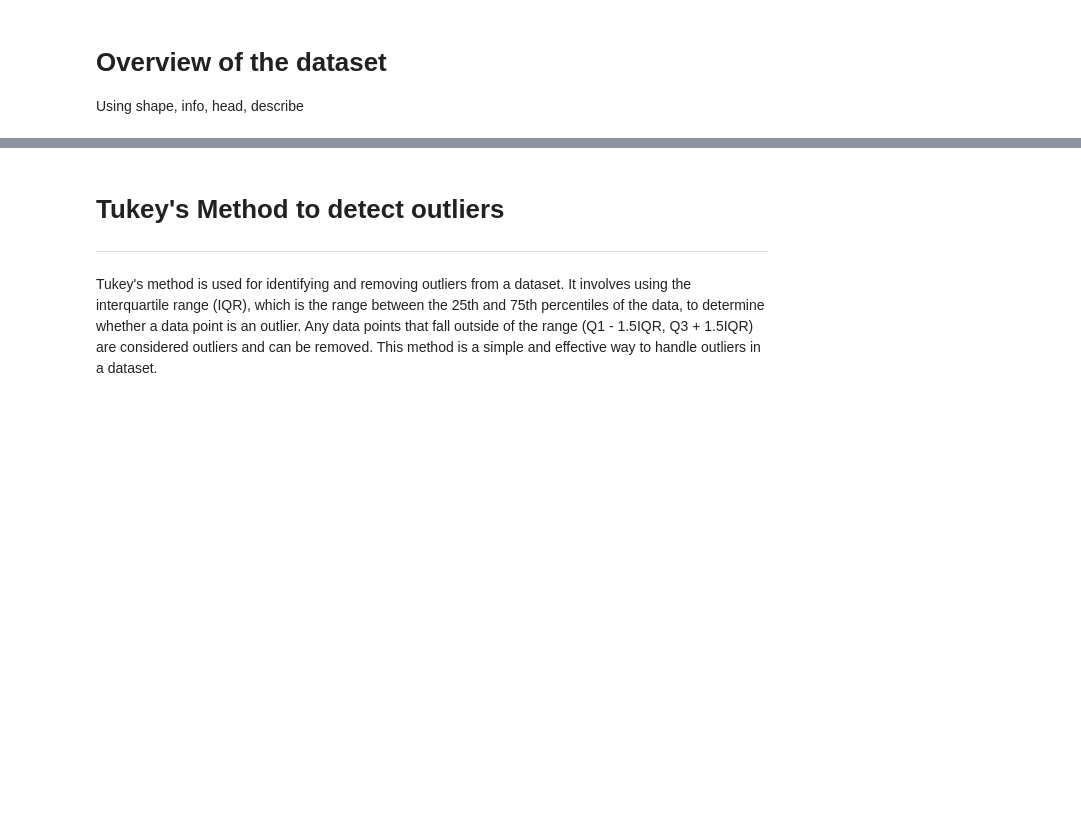
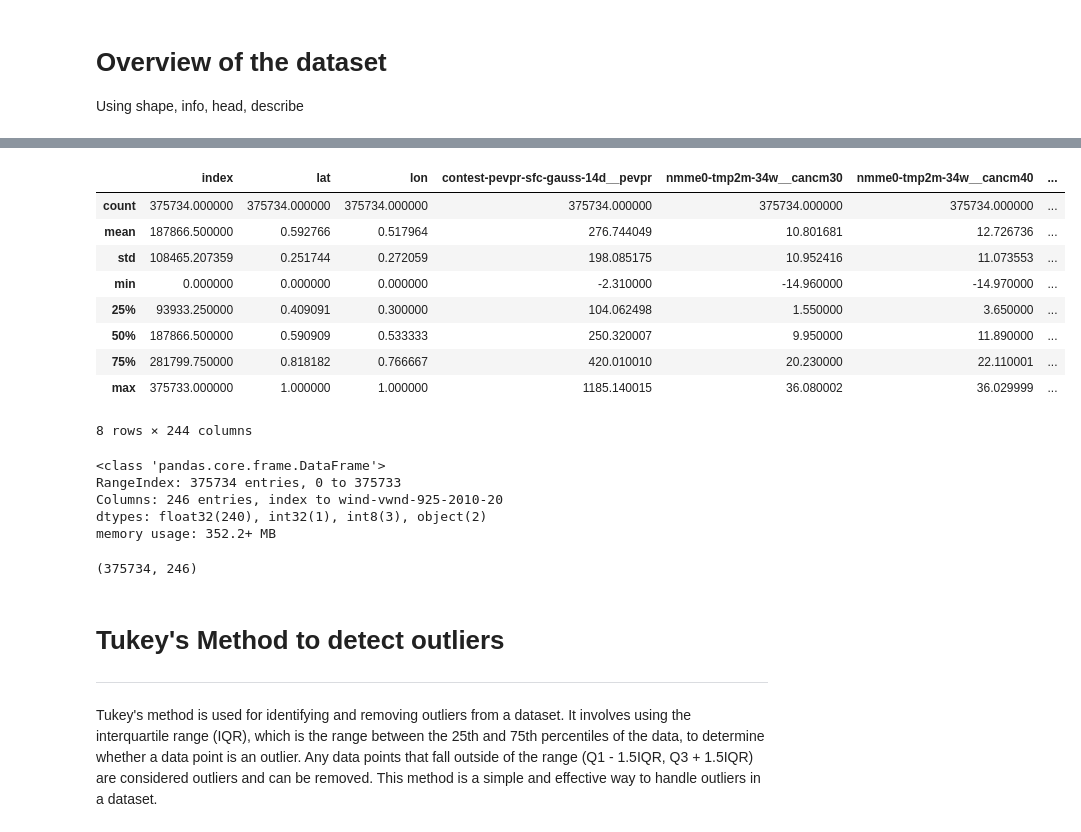
Before and after one commit to ThoughtfulMind/WiDS2023, a Jupyter notebook: wids2023-data-buddies.ipynb, the cells around one changed output, grey strips where cells are left out. Cells and saved outputs as stored; diff of their text form; code cells hidden in the pictures; blank space fills up the shorter version.

Commit message:
Kaggle Notebook | WiDS2023_Data_Buddies | Version 4

```diff
--- a/wids2023-data-buddies.ipynb
+++ b/wids2023-data-buddies.ipynb
@@ -92,3 +119,28 @@ Using shape, info, head, describe
+# %%
+cc_train.describe()
+# %% [output]
+|  | index | lat | lon | contest-pevpr-sfc-gauss-14d__pevpr | nmme0-tmp2m-34w__cancm30 | nmme0-tmp2m-34w__cancm40 | ... |
+| count | 375734.000000 | 375734.000000 | 375734.000000 | 375734.000000 | 375734.000000 | 375734.000000 | ... |
+| mean | 187866.500000 | 0.592766 | 0.517964 | 276.744049 | 10.801681 | 12.726736 | ... |
+| std | 108465.207359 | 0.251744 | 0.272059 | 198.085175 | 10.952416 | 11.073553 | ... |
+| min | 0.000000 | 0.000000 | 0.000000 | -2.310000 | -14.960000 | -14.970000 | ... |
+| 25% | 93933.250000 | 0.409091 | 0.300000 | 104.062498 | 1.550000 | 3.650000 | ... |
+| 50% | 187866.500000 | 0.590909 | 0.533333 | 250.320007 | 9.950000 | 11.890000 | ... |
+| 75% | 281799.750000 | 0.818182 | 0.766667 | 420.010010 | 20.230000 | 22.110001 | ... |
+| max | 375733.000000 | 1.000000 | 1.000000 | 1185.140015 | 36.080002 | 36.029999 | ... |
+8 rows × 244 columns
+# %%
+cc_train.info()
+# %% [output]
+<class 'pandas.core.frame.DataFrame'>
+RangeIndex: 375734 entries, 0 to 375733
+Columns: 246 entries, index to wind-vwnd-925-2010-20
+dtypes: float32(240), int32(1), int8(3), object(2)
+memory usage: 352.2+ MB
+# %%
+print(cc_train.shape)
+# %% [output]
+(375734, 246)
 # %%
 train_df = cc_train.copy()
 test_df = cc_test.copy()
```
Also changed, not shown: parts of 34 cells of this notebook.
